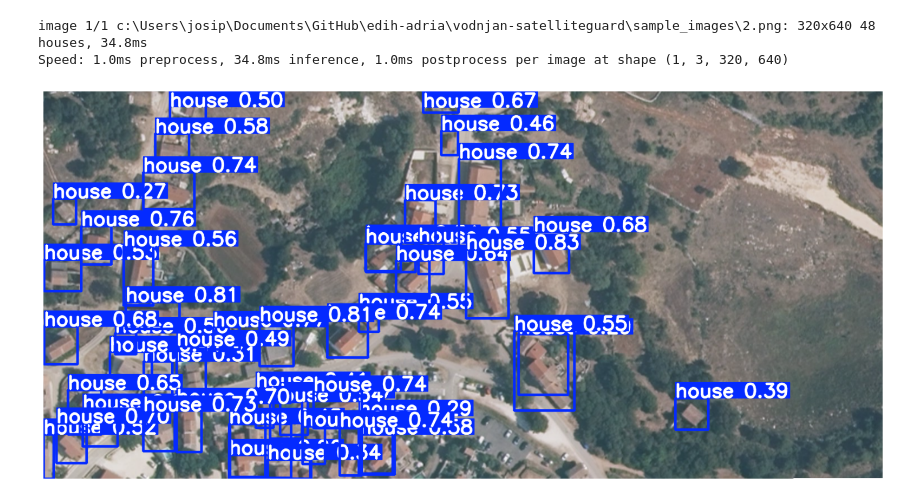
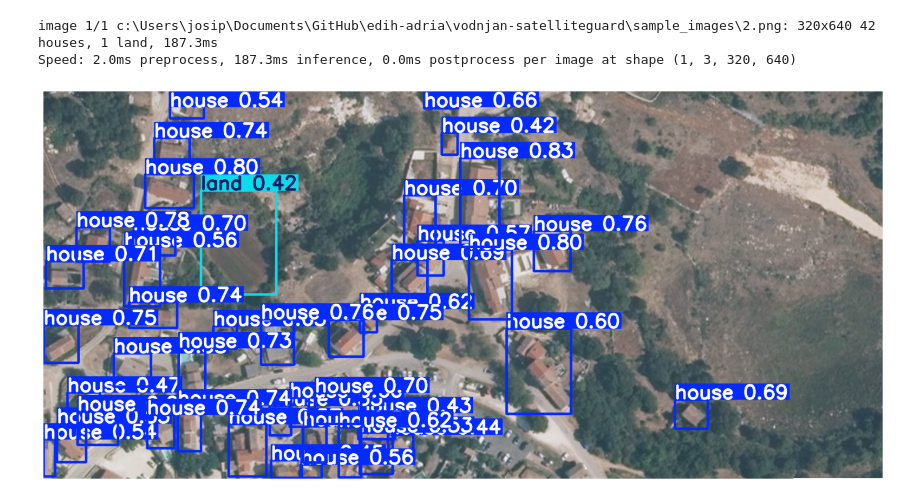
Before and after one commit to EDIH-Adria-UNIPU/vodnjan-satelliteguard, a Jupyter notebook: satelliteguard.ipynb, the cells around one changed output. Drawn from its saved outputs; the diff is of its cells as text; code cells hidden in the pictures.

Commit message:
Add models

```diff
--- a/satelliteguard.ipynb
+++ b/satelliteguard.ipynb
@@ -1,27 +1,27 @@
 # %%
 from ultralytics import YOLO
 import os
 import matplotlib.pyplot as plt
 from PIL import Image
 import cv2
 
-model = YOLO("satelliteguard-v5.pt")
+model = YOLO(os.path.join("models", "satelliteguard-v8.pt"))
 
 image_path = os.path.join("sample_images", "2.png")
 
-results = model(image_path)
+results = model(image_path, conf=0.4)
 
 original_image = Image.open(image_path)
 
 for result in results:
     predicted_image = result.plot()
     predicted_image = cv2.cvtColor(predicted_image, cv2.COLOR_BGR2RGB)
 
 plt.figure(figsize=(20, 10))
 plt.imshow(predicted_image)
 plt.axis('off')
 plt.show()
 # %% [output]
-image 1/1 c:\Users\josip\Documents\GitHub\edih-adria\vodnjan-satelliteguard\sample_images\2.png: 320x640 48 houses, 34.8ms
-Speed: 1.0ms preprocess, 34.8ms inference, 1.0ms postprocess per image at shape (1, 3, 320, 640)
+image 1/1 c:\Users\josip\Documents\GitHub\edih-adria\vodnjan-satelliteguard\sample_images\2.png: 320x640 42 houses, 1 land, 187.3ms
+Speed: 2.0ms preprocess, 187.3ms inference, 0.0ms postprocess per image at shape (1, 3, 320, 640)
-[figure, old version]
+[figure, new version]
```
Also changed, not shown: 5 other files.
